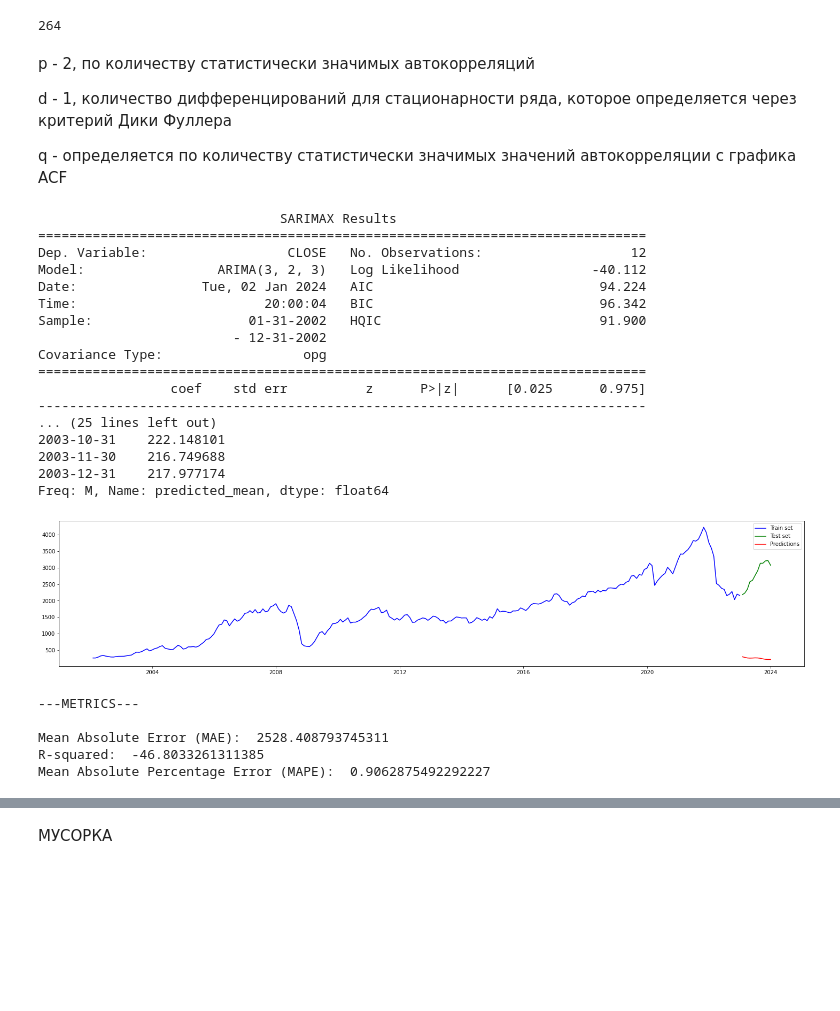
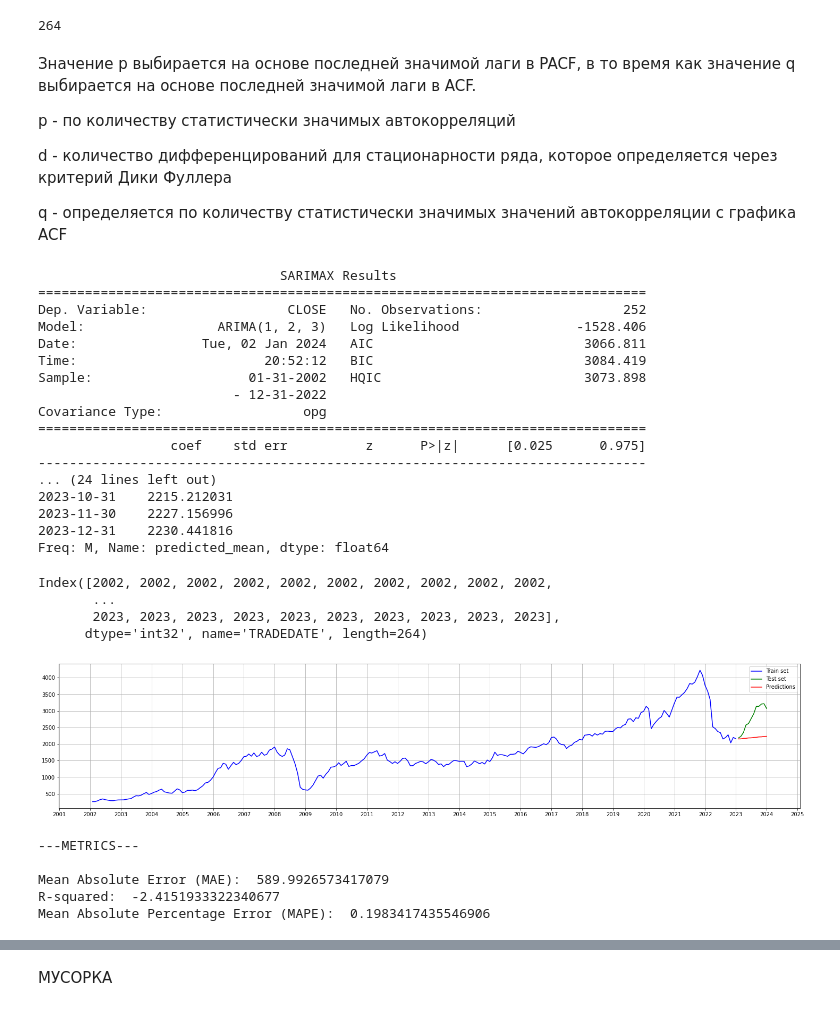
Before and after one commit to PaLashilo/PredictIMOEX, a Jupyter notebook: ARIMA.ipynb, the cells around one changed output, grey strips where cells are left out. Cells and saved outputs as stored; diff of their text form; code cells hidden in the pictures; blank space fills up the shorter version.

```diff
--- a/ARIMA.ipynb
+++ b/ARIMA.ipynb
@@ -128,15 +132,17 @@ len(df)
 # %% [output]
 264
 # %% [markdown]
-p - 2, по количеству статистически значимых автокорреляций
+Значение p выбирается на основе последней значимой лаги в PACF, в то время как значение q выбирается на основе последней значимой лаги в ACF.
 
-d - 1, количество дифференцирований для стационарности ряда, которое определяется через критерий Дики Фуллера
+p - по количеству статистически значимых автокорреляций
+
+d - количество дифференцирований для стационарности ряда, которое определяется через критерий Дики Фуллера
 
 q - определяется по количеству статистически значимых значений автокорреляции с графика ACF
 # %%
 months_to_predict = options['months_to_predict']
 
-model = ARIMA(df.CLOSE[:months_to_predict], order=(options['p'], options['d'], options['q']))  # (p, d, q)
+model = ARIMA(df.CLOSE[:-months_to_predict], order=(options['p'], options['d'], options['q']))  # (p, d, q)
 model_fit = model.fit()
 
 print(model_fit.summary())
@@ -146,47 +152,58 @@ print(forecast)
 # %% [output]
                                SARIMAX Results
 ==============================================================================
-Dep. Variable:                  CLOSE   No. Observations:                   12
-Model:                 ARIMA(3, 2, 3)   Log Likelihood                 -40.112
-Date:                Tue, 02 Jan 2024   AIC                             94.224
-Time:                        20:00:04   BIC                             96.342
-Sample:                    01-31-2002   HQIC                            91.900
-                         - 12-31-2002
+Dep. Variable:                  CLOSE   No. Observations:                  252
+Model:                 ARIMA(1, 2, 3)   Log Likelihood               -1528.406
+Date:                Tue, 02 Jan 2024   AIC                           3066.811
+Time:                        20:52:12   BIC                           3084.419
+Sample:                    01-31-2002   HQIC                          3073.898
+                         - 12-31-2022
 Covariance Type:                  opg
 ==============================================================================
                  coef    std err          z      P>|z|      [0.025      0.975]
 ------------------------------------------------------------------------------
-... (25 lines left out)
-2003-10-31    222.148101
-2003-11-30    216.749688
-2003-12-31    217.977174
+... (24 lines left out)
+2023-10-31    2215.212031
+2023-11-30    2227.156996
+2023-12-31    2230.441816
 Freq: M, Name: predicted_mean, dtype: float64
+# %%
+pd.to_datetime(df.index).year
+# %% [output]
+Index([2002, 2002, 2002, 2002, 2002, 2002, 2002, 2002, 2002, 2002,
+       ...
+       2023, 2023, 2023, 2023, 2023, 2023, 2023, 2023, 2023, 2023],
+      dtype='int32', name='TRADEDATE', length=264)
 # %%
+from matplotlib.dates import YearLocator
 def plot_graphs(forecast, months_to_predict):
     # plot
     plt.figure(figsize=(25, 5))
 
     plt.plot(df.index[:-months_to_predict], df.CLOSE[:-months_to_predict], label = "Train set", color = "b")
     plt.plot(df.index[-months_to_predict:], df.CLOSE[-months_to_predict:], label = "Test set", color = "g")
     plt.plot(df.index[-months_to_predict:], forecast, label = "Predictions", color = "r")
 
     plt.ticklabel_format(axis='y', style='plain')
+    plt.grid(True)
     plt.legend()
+    years = YearLocator()
+    plt.gca().xaxis.set_major_locator(years)
 
     plt.show()
 
     # metrics
     actual_data = df.CLOSE[-months_to_predict:]
     print("\n---METRICS---\n")
     print("Mean Absolute Error (MAE): ", mean_absolute_error(actual_data, forecast))
     print("R-squared: ", r2_score(actual_data, forecast))
     print("Mean Absolute Percentage Error (MAPE): ", mean_absolute_percentage_error(actual_data, forecast))
 
 plot_graphs(forecast, months_to_predict)
 # %% [output]
-[figure, old version]
+[figure, new version]
 ---METRICS---
 
-Mean Absolute Error (MAE):  2528.408793745311
-R-squared:  -46.8033261311385
-Mean Absolute Percentage Error (MAPE):  0.9062875492292227
+Mean Absolute Error (MAE):  589.9926573417079
+R-squared:  -2.4151933322340677
+Mean Absolute Percentage Error (MAPE):  0.1983417435546906
```
Also changed, not shown: parts of 8 cells of this notebook, 5 other files.
